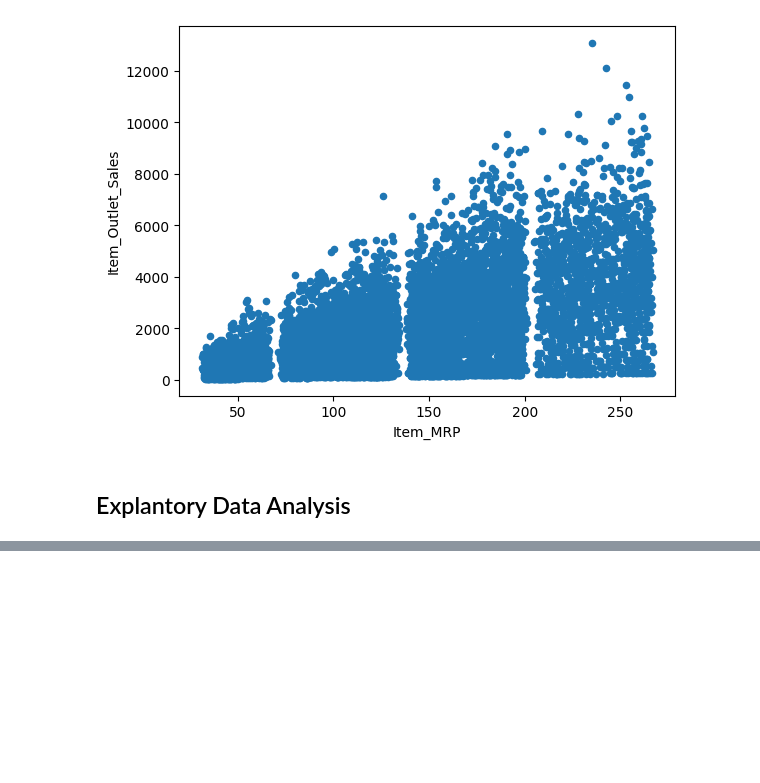
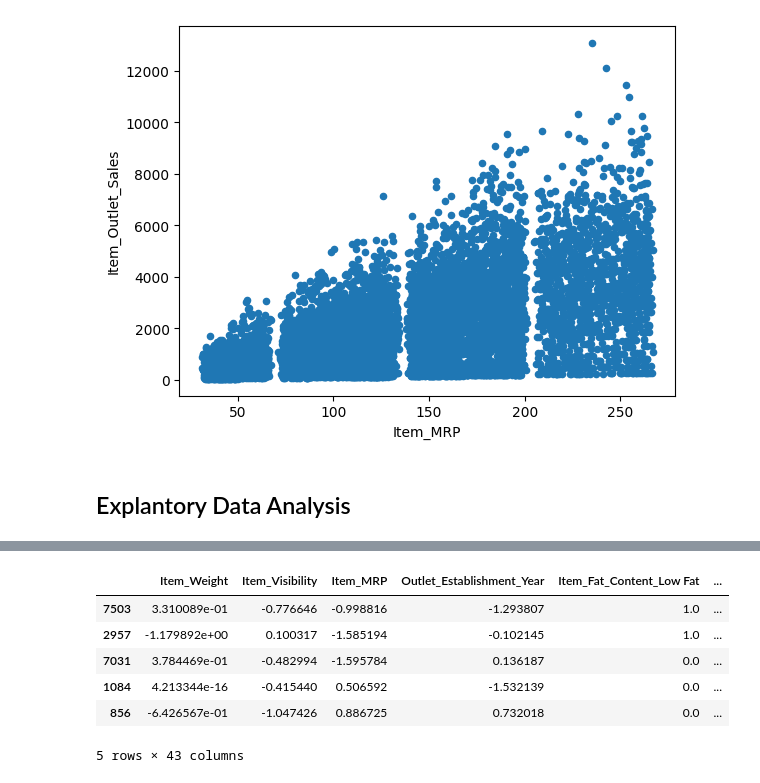
Before and after one commit to mvidales775/Prediction-of-Product-Sales, a Jupyter notebook: Prediction_of_Product_Sales.ipynb, the cells around one changed output, grey strips where cells are left out. Saved outputs shown, nothing was run; the diff lists cells and outputs as text; code cells hidden in the pictures; blank space fills up the shorter version.

```diff
--- a/Prediction_of_Product_Sales.ipynb
+++ b/Prediction_of_Product_Sales.ipynb
@@ -250,0 +495,10 @@ ax = df.plot(kind='scatter', x='Item_MRP', y='Item_Outlet_Sales');
+# %%
+X_test_processed.head()
+# %% [output]
+|  | Item_Weight | Item_Visibility | Item_MRP | Outlet_Establishment_Year | Item_Fat_Content_Low Fat | ... |
+| 7503 | 3.310089e-01 | -0.776646 | -0.998816 | -1.293807 | 1.0 | ... |
+| 2957 | -1.179892e+00 | 0.100317 | -1.585194 | -0.102145 | 1.0 | ... |
+| 7031 | 3.784469e-01 | -0.482994 | -1.595784 | 0.136187 | 0.0 | ... |
+| 1084 | 4.213344e-16 | -0.415440 | 0.506592 | -1.532139 | 0.0 | ... |
+| 856 | -6.426567e-01 | -1.047426 | 0.886725 | 0.732018 | 0.0 | ... |
+5 rows × 43 columns
```
Also changed, not shown: parts of 27 cells of this notebook.
